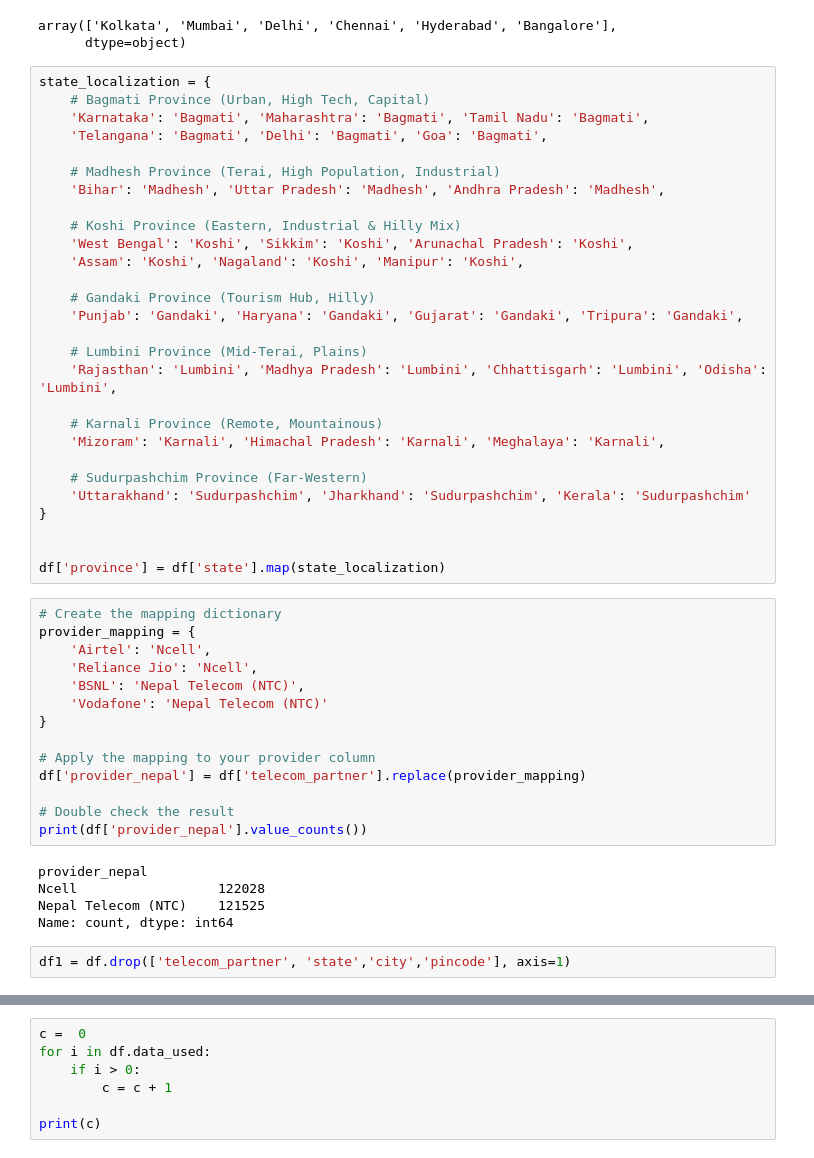
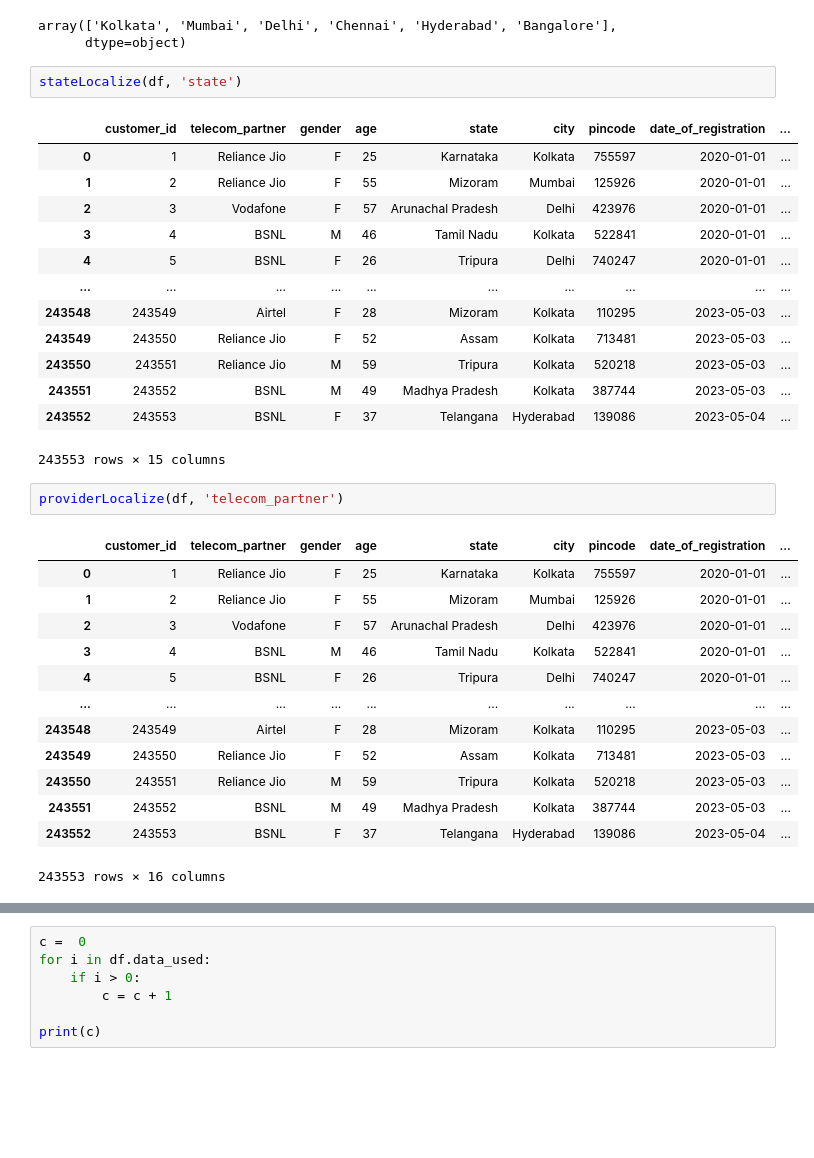
Before and after one commit to Gyawalisahaj/telco-churn-prediction, a Jupyter notebook: notebook/01_data_cleaning.ipynb, the cells around one changed output, grey strips where cells are left out. Saved outputs shown, nothing was run; the diff lists cells and outputs as text; blank space fills up the shorter version.

Commit message:
refactor(nb): modularize preprocessing logic
Updated notebook to import stateLocalize and cleaning functions from src. Removed redundant code cells to improve readability.

```diff
--- a/notebook/01_data_cleaning.ipynb
+++ b/notebook/01_data_cleaning.ipynb
@@ -57,52 +64,35 @@ df.city.unique()
 array(['Kolkata', 'Mumbai', 'Delhi', 'Chennai', 'Hyderabad', 'Bangalore'],
       dtype=object)
 # %%
-state_localization = {
-    # Bagmati Province (Urban, High Tech, Capital)
-    'Karnataka': 'Bagmati', 'Maharashtra': 'Bagmati', 'Tamil Nadu': 'Bagmati',
-    'Telangana': 'Bagmati', 'Delhi': 'Bagmati', 'Goa': 'Bagmati',
-
-    # Madhesh Province (Terai, High Population, Industrial)
-    'Bihar': 'Madhesh', 'Uttar Pradesh': 'Madhesh', 'Andhra Pradesh': 'Madhesh',
-
-    # Koshi Province (Eastern, Industrial & Hilly Mix)
-    'West Bengal': 'Koshi', 'Sikkim': 'Koshi', 'Arunachal Pradesh': 'Koshi',
-    'Assam': 'Koshi', 'Nagaland': 'Koshi', 'Manipur': 'Koshi',
-
-    # Gandaki Province (Tourism Hub, Hilly)
-    'Punjab': 'Gandaki', 'Haryana': 'Gandaki', 'Gujarat': 'Gandaki', 'Tripura': 'Gandaki',
-
-    # Lumbini Province (Mid-Terai, Plains)
-    'Rajasthan': 'Lumbini', 'Madhya Pradesh': 'Lumbini', 'Chhattisgarh': 'Lumbini', 'Odisha': 'Lumbini',
-
-    # Karnali Province (Remote, Mountainous)
-    'Mizoram': 'Karnali', 'Himachal Pradesh': 'Karnali', 'Meghalaya': 'Karnali',
-
-    # Sudurpashchim Province (Far-Western)
-    'Uttarakhand': 'Sudurpashchim', 'Jharkhand': 'Sudurpashchim', 'Kerala': 'Sudurpashchim'
-}
-
-
-df['province'] = df['state'].map(state_localization)
+stateLocalize(df, 'state')
+# %% [output]
+|  | customer_id | telecom_partner | gender | age | state | city | pincode | date_of_registration | ... |
+| 0 | 1 | Reliance Jio | F | 25 | Karnataka | Kolkata | 755597 | 2020-01-01 | ... |
+| 1 | 2 | Reliance Jio | F | 55 | Mizoram | Mumbai | 125926 | 2020-01-01 | ... |
+| 2 | 3 | Vodafone | F | 57 | Arunachal Pradesh | Delhi | 423976 | 2020-01-01 | ... |
+| 3 | 4 | BSNL | M | 46 | Tamil Nadu | Kolkata | 522841 | 2020-01-01 | ... |
+| 4 | 5 | BSNL | F | 26 | Tripura | Delhi | 740247 | 2020-01-01 | ... |
+| ... | ... | ... | ... | ... | ... | ... | ... | ... | ... |
+| 243548 | 243549 | Airtel | F | 28 | Mizoram | Kolkata | 110295 | 2023-05-03 | ... |
+| 243549 | 243550 | Reliance Jio | F | 52 | Assam | Kolkata | 713481 | 2023-05-03 | ... |
+| 243550 | 243551 | Reliance Jio | M | 59 | Tripura | Kolkata | 520218 | 2023-05-03 | ... |
+| 243551 | 243552 | BSNL | M | 49 | Madhya Pradesh | Kolkata | 387744 | 2023-05-03 | ... |
+| 243552 | 243553 | BSNL | F | 37 | Telangana | Hyderabad | 139086 | 2023-05-04 | ... |
+243553 rows × 15 columns
 # %%
-# Create the mapping dictionary
-provider_mapping = {
-    'Airtel': 'Ncell',
-    'Reliance Jio': 'Ncell',
-    'BSNL': 'Nepal Telecom (NTC)',
-    'Vodafone': 'Nepal Telecom (NTC)'
-}
-
-# Apply the mapping to your provider column
-df['provider_nepal'] = df['telecom_partner'].replace(provider_mapping)
-
-# Double check the result
-print(df['provider_nepal'].value_counts())
+providerLocalize(df, 'telecom_partner')
 # %% [output]
+|  | customer_id | telecom_partner | gender | age | state | city | pincode | date_of_registration | ... |
+| 0 | 1 | Reliance Jio | F | 25 | Karnataka | Kolkata | 755597 | 2020-01-01 | ... |
+| 1 | 2 | Reliance Jio | F | 55 | Mizoram | Mumbai | 125926 | 2020-01-01 | ... |
+| 2 | 3 | Vodafone | F | 57 | Arunachal Pradesh | Delhi | 423976 | 2020-01-01 | ... |
+| 3 | 4 | BSNL | M | 46 | Tamil Nadu | Kolkata | 522841 | 2020-01-01 | ... |
+| 4 | 5 | BSNL | F | 26 | Tripura | Delhi | 740247 | 2020-01-01 | ... |
+| ... | ... | ... | ... | ... | ... | ... | ... | ... | ... |
+| 243548 | 243549 | Airtel | F | 28 | Mizoram | Kolkata | 110295 | 2023-05-03 | ... |
+| 243549 | 243550 | Reliance Jio | F | 52 | Assam | Kolkata | 713481 | 2023-05-03 | ... |
+| 243550 | 243551 | Reliance Jio | M | 59 | Tripura | Kolkata | 520218 | 2023-05-03 | ... |
+| 243551 | 243552 | BSNL | M | 49 | Madhya Pradesh | Kolkata | 387744 | 2023-05-03 | ... |
+| 243552 | 243553 | BSNL | F | 37 | Telangana | Hyderabad | 139086 | 2023-05-04 | ... |
-provider_nepal
-Ncell                  122028
-Nepal Telecom (NTC)    121525
-Name: count, dtype: int64
+243553 rows × 16 columns
-# %%
-df1 = df.drop(['telecom_partner', 'state','city','pincode'], axis=1)
 # %%
```
Also changed, not shown: parts of 10 cells of this notebook.
